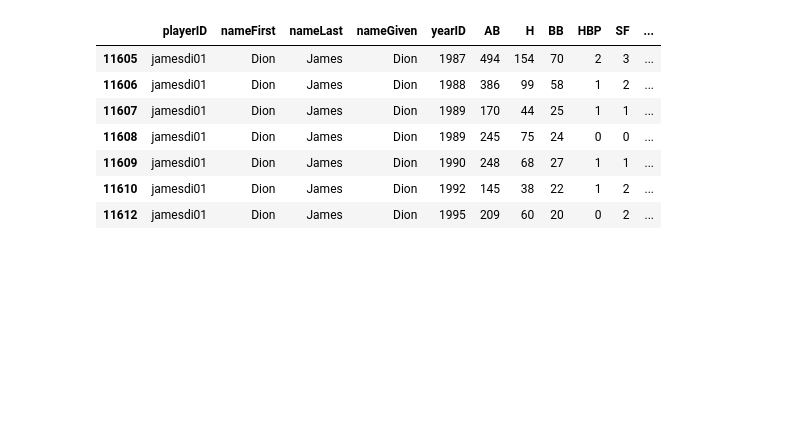
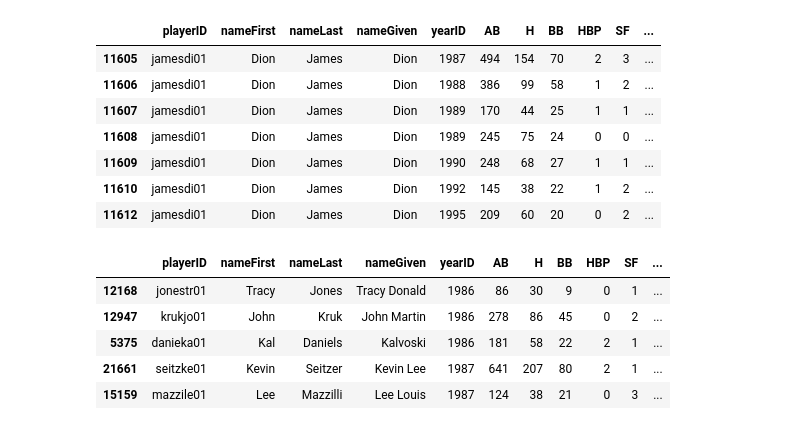
Before and after one commit to ahartz1/moneyball, a Jupyter notebook: moneyball.ipynb, the cells around one changed output. Cells and saved outputs as stored; diff of their text form; code cells hidden in the pictures; blank space fills up the shorter version.

```diff
--- a/moneyball.ipynb
+++ b/moneyball.ipynb
@@ -151,7 +153,15 @@ bbdata_sal[bbdata_sal['playerID'] == 'jamesdi01']
 | 11610 | jamesdi01 | Dion | James | Dion | 1992 | 145 | 38 | 22 | 1 | 2 | ... |
 | 11612 | jamesdi01 | Dion | James | Dion | 1995 | 209 | 60 | 20 | 0 | 2 | ... |
 # %%
-bbdata_sal['OBP_salary_ratio'] = bbdata_sal.apply(lambda row: row['OBP'] / row['salary'], axis=1)
+bbdata_sal['OBP_sal_10k'] = bbdata_sal.apply(lambda row: row['OBP'] * 10000 / row['salary'], axis=1)
+bbdata_sal.sort(columns='OBP_sal_10k', ascending=False).head()
+# %% [output]
+|  | playerID | nameFirst | nameLast | nameGiven | yearID | AB | H | BB | HBP | SF | ... |
+| 12168 | jonestr01 | Tracy | Jones | Tracy Donald | 1986 | 86 | 30 | 9 | 0 | 1 | ... |
+| 12947 | krukjo01 | John | Kruk | John Martin | 1986 | 278 | 86 | 45 | 0 | 2 | ... |
+| 5375 | danieka01 | Kal | Daniels | Kalvoski | 1986 | 181 | 58 | 22 | 2 | 1 | ... |
+| 21661 | seitzke01 | Kevin | Seitzer | Kevin Lee | 1987 | 641 | 207 | 80 | 2 | 1 | ... |
+| 15159 | mazzile01 | Lee | Mazzilli | Lee Louis | 1987 | 124 | 38 | 21 | 0 | 3 | ... |
 # %%
 appearances = pd.read_csv('data/Appearances.csv')
 appearances.columns
```
Also changed, not shown: parts of 9 cells of this notebook.
